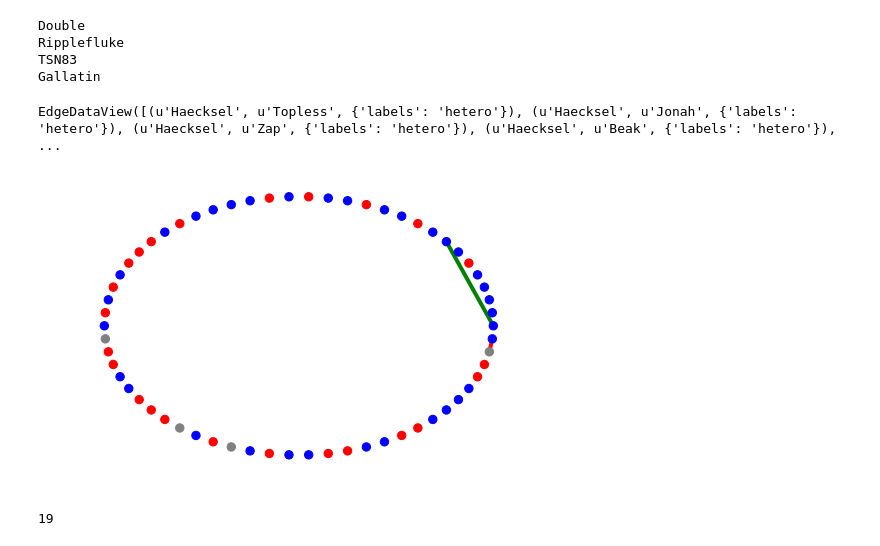
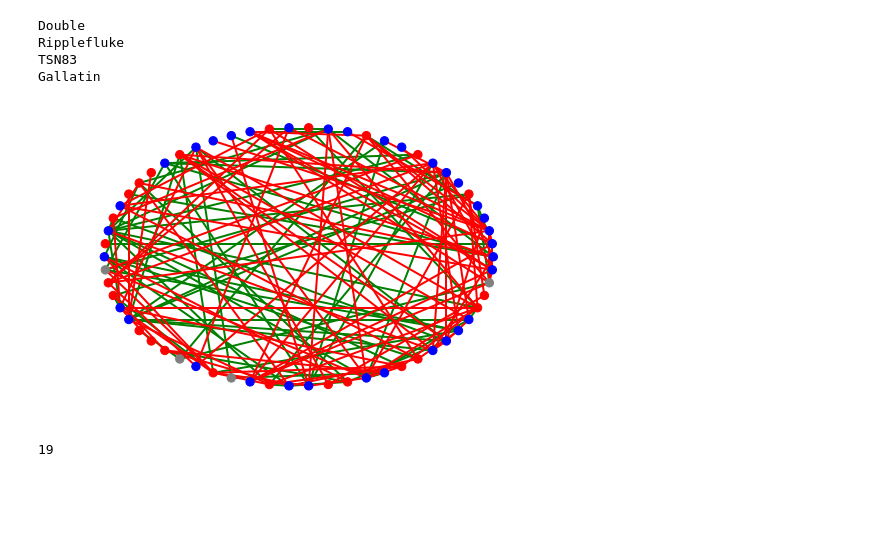
Before and after one commit to ignaciosticco/sistemas-complejos, a Jupyter notebook: tp1/ej2/ej2-Copy1.ipynb, the cells around one changed output. Cells and saved outputs as stored; diff of their text form; code cells hidden in the pictures; blank space fills up the shorter version.

Commit message:
agregue colores a los enlaces homo y hetero en copy

```diff
--- a/tp1/ej2/ej2-Copy1.ipynb
+++ b/tp1/ej2/ej2-Copy1.ipynb
@@ -52,26 +52,32 @@ Gallatin
 #list(G.edges)
 #print(list(G.edges)[0][0])
 #G.node[list(G.edges)[0][0]]['genero']
-#for i in range(0,len(list(G.edges))):
-#    if G.node[list(G.edges)[i][0]]['genero']==G.node[list(G.edges)[i][1]]['genero']:
+
+#(list(G.edges)[2][0],list(G.edges)[2][1])
+lista_hetero =[]
+lista_homo = []
+for i in range(0,len(list(G.edges))):
+    if G.node[list(G.edges)[i][0]]['genero']==G.node[list(G.edges)[i][1]]['genero']:
+        lista_homo +=[(list(G.edges)[i][0],list(G.edges)[i][1])]
+    else:
+        lista_hetero+=[(list(G.edges)[i][0],list(G.edges)[i][1])]
 #print(list(G.edges)[0])
-#print(list(G.edges)[0])
-labels = 'hetero'
-nx.set_edge_attributes(G, labels, 'labels')
+#print(list(G.edg('Gallatin', 'Upbang')es)[0])
+#labels = 'hetero'
+#nx.set_edge_attributes(G, labels, 'labels')
 #labels.append('fo')
-G.edges[list(G.edges)[10][0], list(G.edges)[10][1]]['labels']
-G.edges(data=True)
+#G.edges[list(G.edges)[10][0], list(G.edges)[10][1]]['labels']
+#G.edges(data=True)
-# %% [output]
-EdgeDataView([(u'Haecksel', u'Topless', {'labels': 'hetero'}), (u'Haecksel', u'Jonah', {'labels': 'hetero'}), (u'Haecksel', u'Zap', {'labels': 'hetero'}), (u'Haecksel', u'Beak', {'labels': 'hetero'}), ...
 # %%
 #G=nx.path_graph(4)
 pos=nx.circular_layout(G)
 nx.draw(G, with_labels=False,node_color=colores, font_weight='bold',node_size=70,pos=pos,edge_width=0.1,edge_color='w')
-nx.draw_networkx_edges(G,pos,edgelist=[('Haecksel', 'Topless')],width=4,alpha=1,edge_color='g')
-nx.draw_networkx_edges(G,pos,edgelist=[('Gallatin', 'Upbang')],width=4,alpha=1,edge_color='r')
+nx.draw_networkx_edges(G,pos,edgelist=lista_hetero,width=2,alpha=1,edge_color='g')
+nx.draw_networkx_edges(G,pos,edgelist=lista_homo,width=2,alpha=1,edge_color='r')
+#nx.draw_networkx_edges(G,pos,edgelist=[(list(G.edges)[2][0],list(G.edges)[2][1])],width=4,alpha=1,edge_color='r')
 plt.show()
 # %% [output]
-[figure, old version]
+[figure, new version]
 # %%
 def delta_kronecker(x,y):
     resultado=0
```
